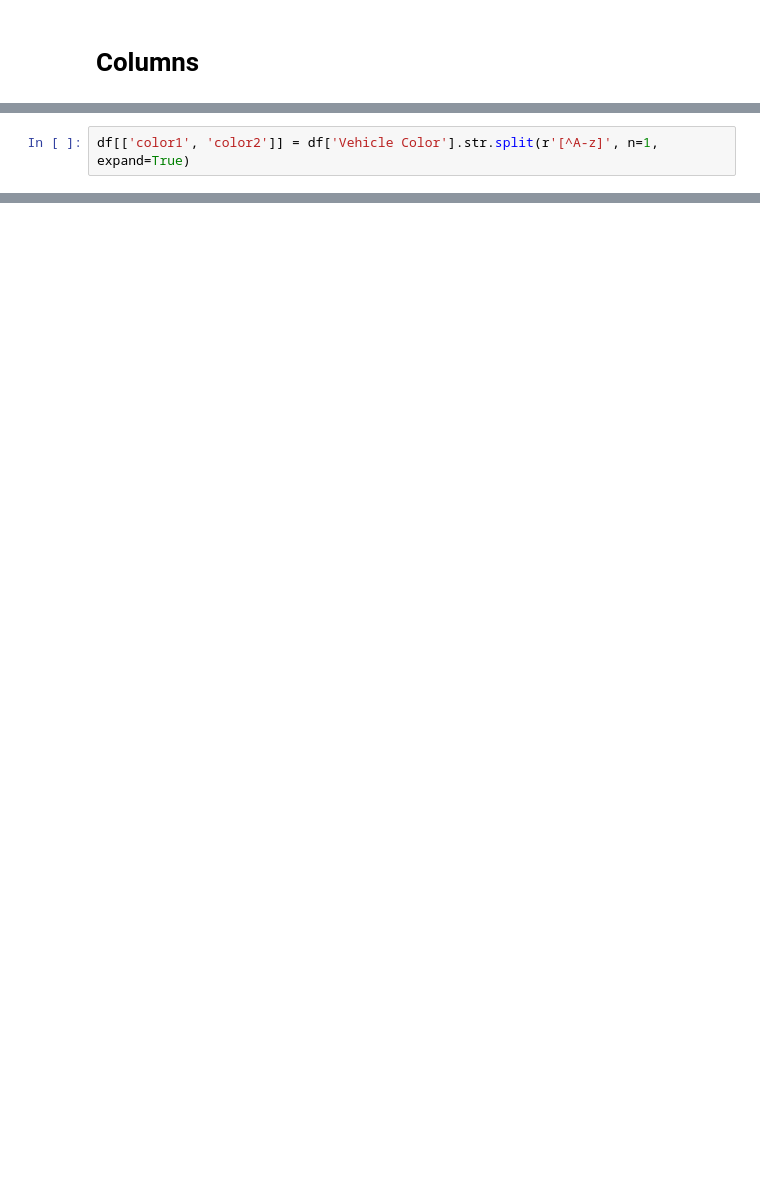
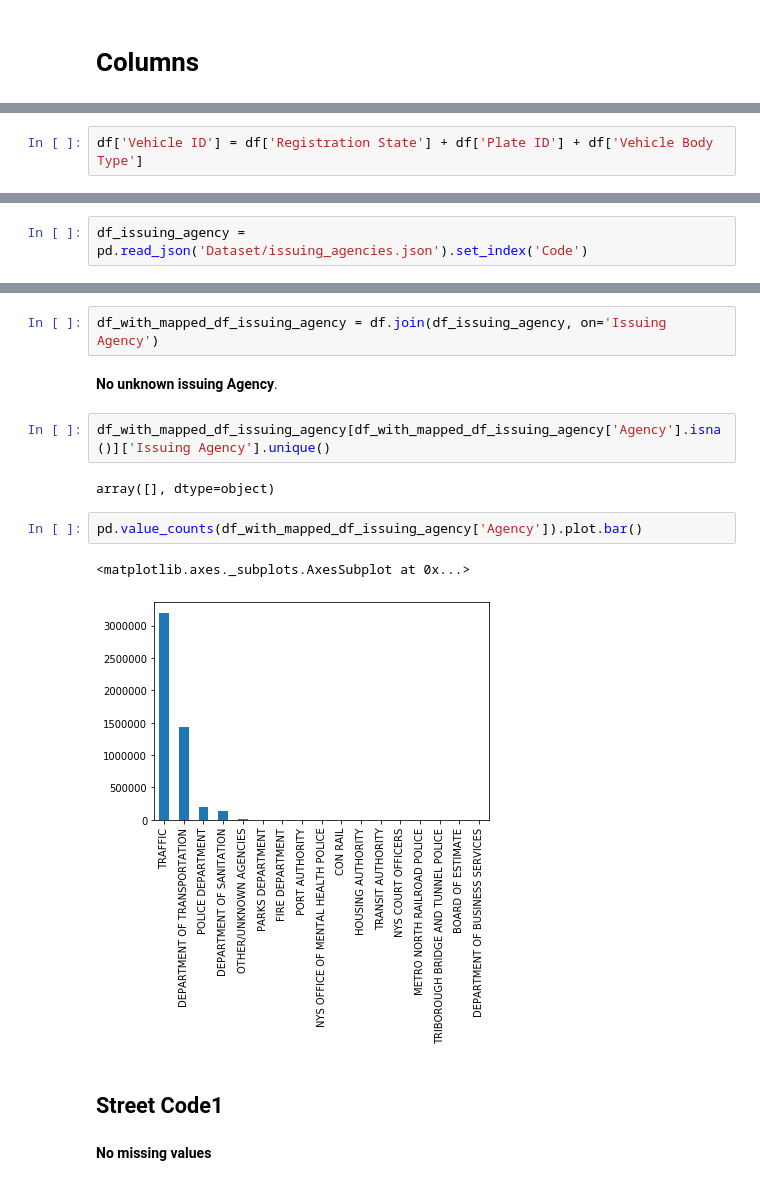
Before and after one commit to i3li/ny-parking-violations-pipeline, a Jupyter notebook: DataExploration.ipynb, the cells around one changed output, grey strips where cells are left out. Drawn from its saved outputs; the diff is of its cells as text; blank space fills up the shorter version.

```diff
--- a/DataExploration.ipynb
+++ b/DataExploration.ipynb
@@ -112,2 +74,0 @@ df[df['Vehicle Color'].isin(['RD', 'TN', 'WH', 'YW', 'NOCL', 'BL', 'BK', 'BR', '
-# %%
-df[['color1', 'color2']] = df['Vehicle Color'].str.split(r'[^A-z]', n=1, expand=True)
@@ -332,0 +156,2 @@ vc_df.head()
+# %%
+df['Vehicle ID'] = df['Registration State'] + df['Plate ID'] + df['Vehicle Body Type']
@@ -332,0 +427,2 @@ vc_df.head()
+# %%
+df_issuing_agency = pd.read_json('Dataset/issuing_agencies.json').set_index('Code')
@@ -332,0 +439,17 @@ vc_df.head()
+# %%
+df_with_mapped_df_issuing_agency = df.join(df_issuing_agency, on='Issuing Agency')
+# %% [markdown]
+**No unknown issuing Agency**.
+# %%
+df_with_mapped_df_issuing_agency[df_with_mapped_df_issuing_agency['Agency'].isna()]['Issuing Agency'].unique()
+# %% [output]
+array([], dtype=object)
+# %%
+pd.value_counts(df_with_mapped_df_issuing_agency['Agency']).plot.bar()
+# %% [output]
+<matplotlib.axes._subplots.AxesSubplot at 0x...>
+[figure, added]
+# %% [markdown]
+## Street Code1
+# %% [markdown]
+**No missing values**
```
Also changed, not shown: parts of 332 cells of this notebook.
